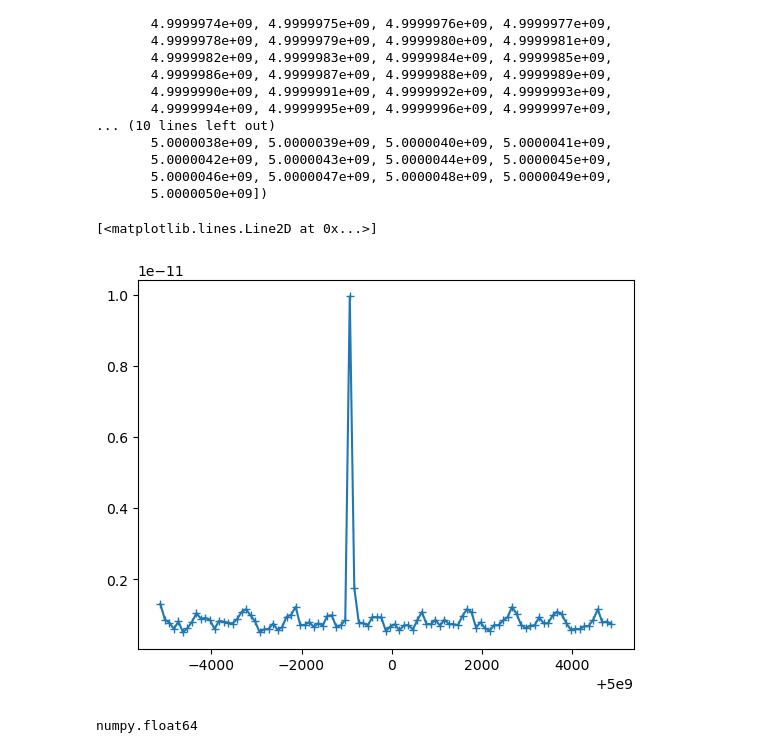
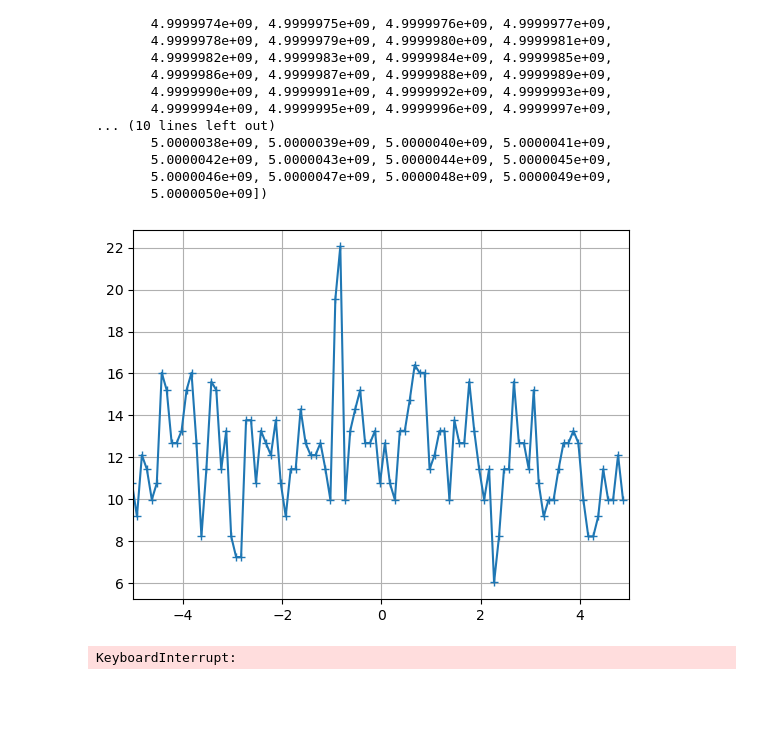
Before and after one commit to lafefspietz/organic-web, a Jupyter notebook: mouse-xy/spectrum_analyzer_and_RF_scource.ipynb, the cells around one changed output. Drawn from its saved outputs; the diff is of its cells as text; code cells hidden in the pictures; blank space fills up the shorter version.

Commit message:
got RF source control working

```diff
--- a/mouse-xy/spectrum_analyzer_and_RF_scource.ipynb
+++ b/mouse-xy/spectrum_analyzer_and_RF_scource.ipynb
@@ -73,20 +79,38 @@ array([4.9999950e+09, 4.9999951e+09, 4.9999952e+09, 4.9999953e+09,
 # %%
 numpoints = int(spectrum_analyzer_gpib.query('SENSE:SWEEP:POINTS?'))
 start_frequency = float(spectrum_analyzer_gpib.query('SENSE:FREQ:STARt?'))
 stop_frequency = float(spectrum_analyzer_gpib.query('SENSE:FREQ:STOP?'))
 frequency = np.linspace(start_frequency,stop_frequency,numpoints)
 
 data = spectrum_analyzer_gpib.query('TRAC:DATA? TRACE1')
 data_string_list = data.split(',')
 number_list = []
 for number_string in data_string_list:
     number_list.append(float(number_string))
 number_array = np.array(number_list)
-plt.plot(frequency,number_array,'+-')
+plt.plot((frequency - 5e9)/1e3,number_array,'+-')
+plt.xlim(-5,5)
+plt.grid()
 # %% [output]
-[<matplotlib.lines.Line2D at 0x...>]
-[figure, old version]
+[figure, new version]
 # %%
-type(frequency[10])
+
+while True:
+    file_object = open("xy.json", "r")
+    try:
+        xy = json.loads(file_object.read())
+    except ValueError:
+        pass
+    file_object.close()
+    frequency_min = 5e9 - 5e4
+    frequency_max = 5e9 + 5e4
+    frequency = (np.round((frequency_min + xy['x']*(frequency_max - frequency_min))*100))/100
+    source_gpib.write('FREQ:CW ' + str(frequency))
+    power_min = -70
+    power_max = -40
+    power = (np.round((power_min + xy['y']*(power_max - power_min))*1000))/1000
+    #arb_gpib.write('VOLTage ' + str(voltage)) # amplitude peak to peak in volts
+    source_gpib.write('POW:AMPL ' + str(power)) # offset voltage in volts
+    time.sleep(0.01)
 # %% [output]
-numpy.float64
+KeyboardInterrupt:
```
Also changed, not shown: parts of 3 cells of this notebook, 1 other file.
